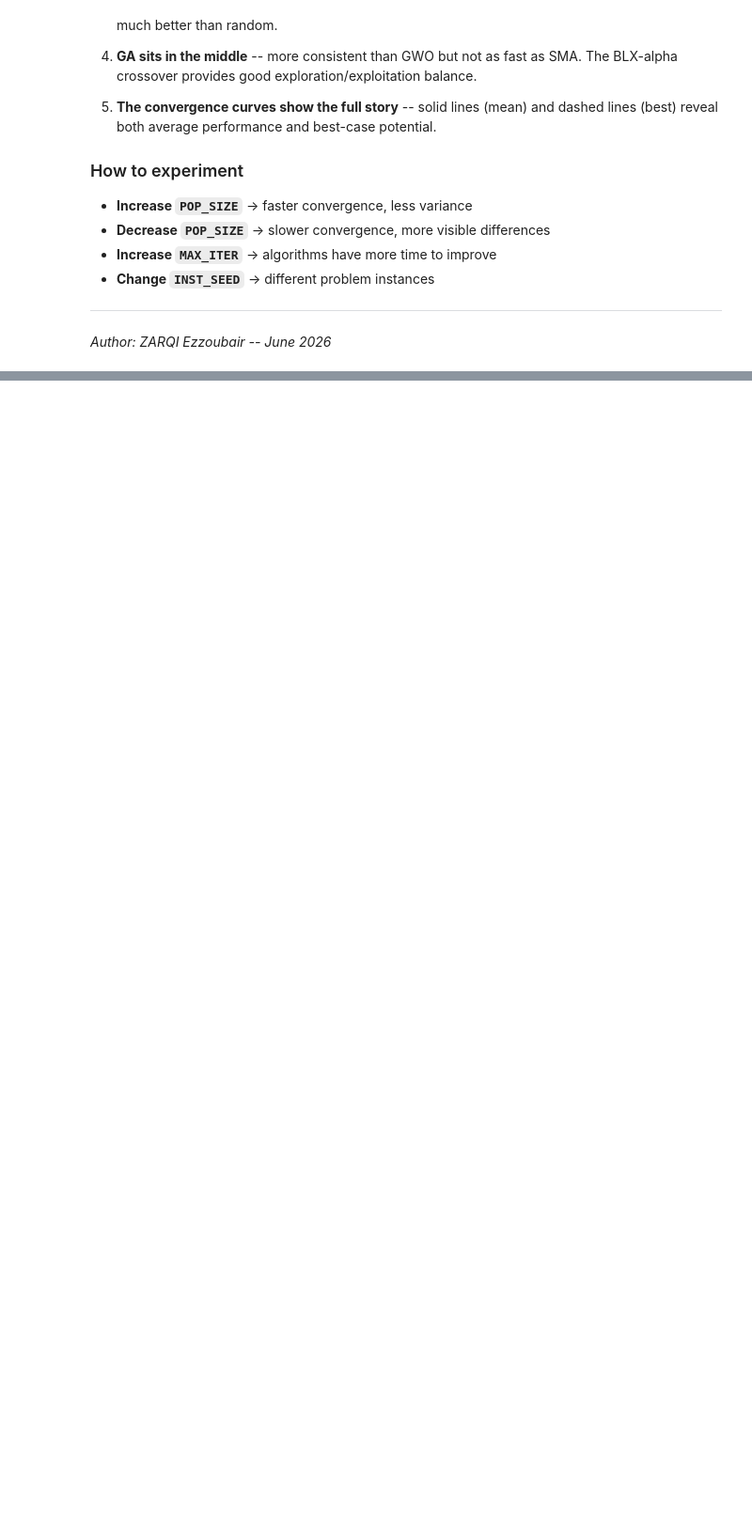
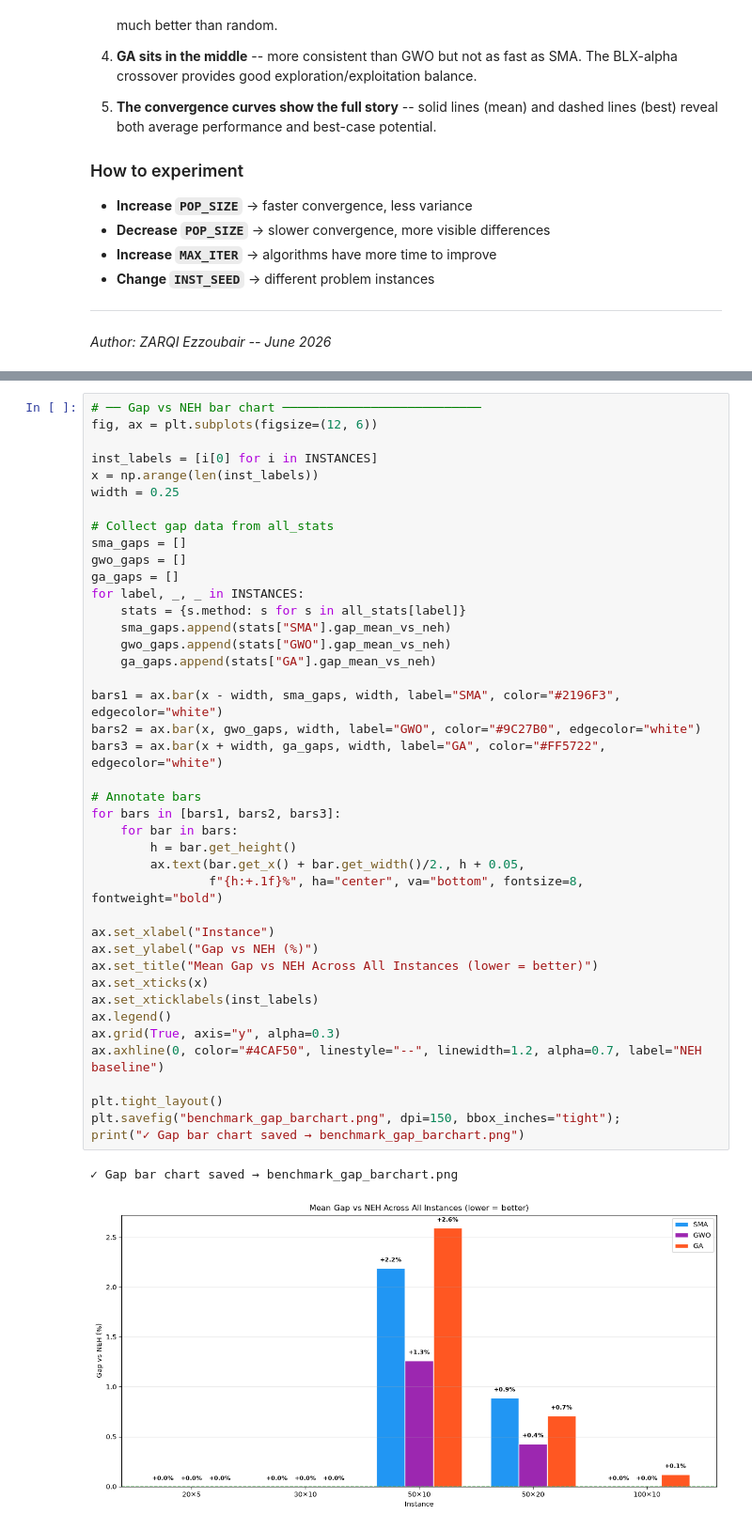
Before and after one commit to regisx001/flow-shop-scheduling, a Jupyter notebook: benchmark.ipynb, the cells around one changed output, grey strips where cells are left out. Shown at 94% size. Saved outputs shown, nothing was run; the diff lists cells and outputs as text; blank space fills up the shorter version.

```diff
--- a/benchmark.ipynb
+++ b/benchmark.ipynb
@@ -448,0 +451,44 @@ plt.savefig("benchmark_boxplot.png", dpi=150, bbox_inches="tight");
+# %%
+# ── Gap vs NEH bar chart ───────────────────────────
+fig, ax = plt.subplots(figsize=(12, 6))
+
+inst_labels = [i[0] for i in INSTANCES]
+x = np.arange(len(inst_labels))
+width = 0.25
+
+# Collect gap data from all_stats
+sma_gaps = []
+gwo_gaps = []
+ga_gaps = []
+for label, _, _ in INSTANCES:
+    stats = {s.method: s for s in all_stats[label]}
+    sma_gaps.append(stats["SMA"].gap_mean_vs_neh)
+    gwo_gaps.append(stats["GWO"].gap_mean_vs_neh)
+    ga_gaps.append(stats["GA"].gap_mean_vs_neh)
+
+bars1 = ax.bar(x - width, sma_gaps, width, label="SMA", color="#2196F3", edgecolor="white")
+bars2 = ax.bar(x, gwo_gaps, width, label="GWO", color="#9C27B0", edgecolor="white")
+bars3 = ax.bar(x + width, ga_gaps, width, label="GA", color="#FF5722", edgecolor="white")
+
+# Annotate bars
+for bars in [bars1, bars2, bars3]:
+    for bar in bars:
+        h = bar.get_height()
+        ax.text(bar.get_x() + bar.get_width()/2., h + 0.05,
+                f"{h:+.1f}%", ha="center", va="bottom", fontsize=8, fontweight="bold")
+
+ax.set_xlabel("Instance")
+ax.set_ylabel("Gap vs NEH (%)")
+ax.set_title("Mean Gap vs NEH Across All Instances (lower = better)")
+ax.set_xticks(x)
+ax.set_xticklabels(inst_labels)
+ax.legend()
+ax.grid(True, axis="y", alpha=0.3)
+ax.axhline(0, color="#4CAF50", linestyle="--", linewidth=1.2, alpha=0.7, label="NEH baseline")
+
+plt.tight_layout()
+plt.savefig("benchmark_gap_barchart.png", dpi=150, bbox_inches="tight");
+print("✓ Gap bar chart saved → benchmark_gap_barchart.png")
+# %% [output]
+✓ Gap bar chart saved → benchmark_gap_barchart.png
+[figure, added]
```
Also changed, not shown: parts of 13 cells of this notebook, 9 other files.
